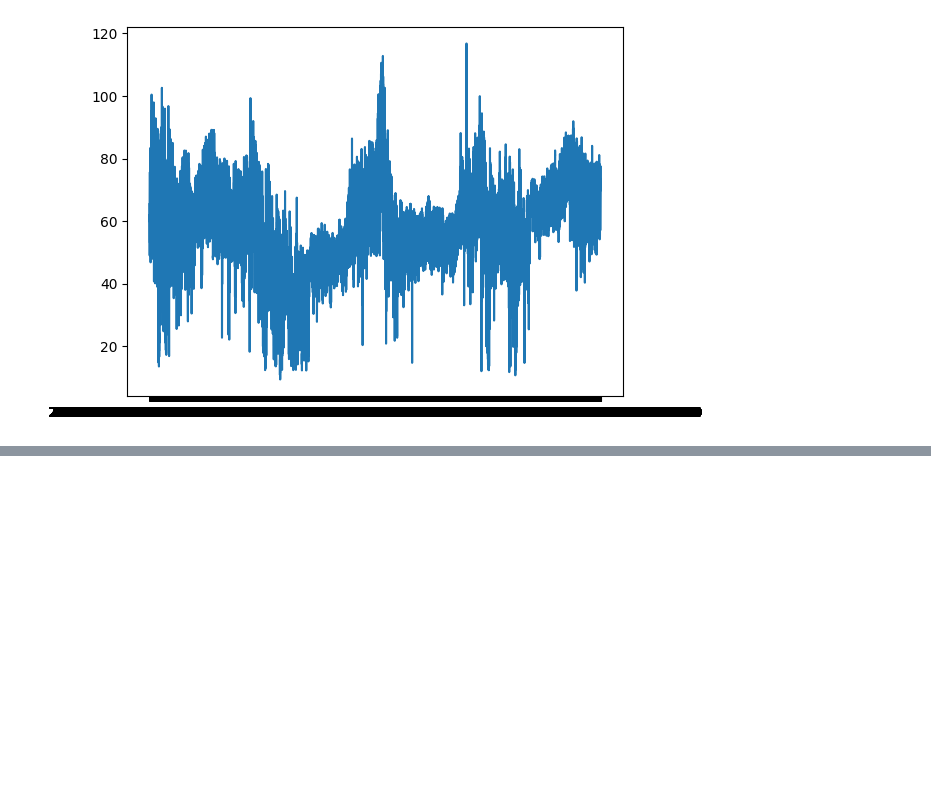
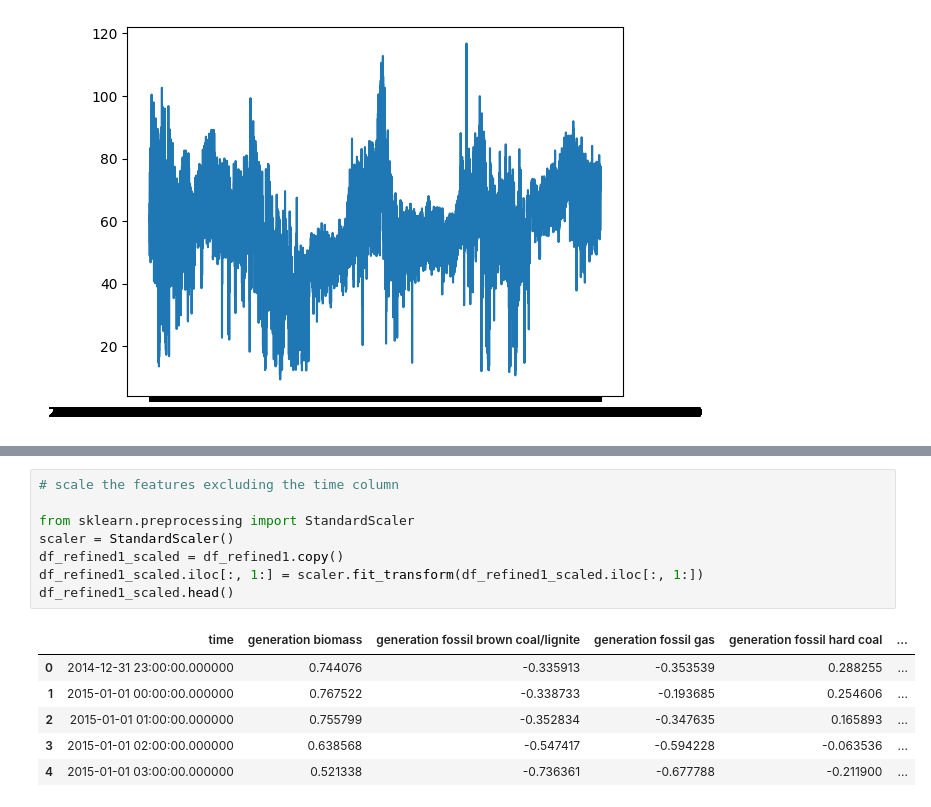
Before and after one commit to mahimanarang7/PythonProject1, a Jupyter notebook: power_consumption.ipynb, the cells around one changed output, grey strips where cells are left out. Saved outputs shown, nothing was run; the diff lists cells and outputs as text; blank space fills up the shorter version.

```diff
--- a/power_consumption.ipynb
+++ b/power_consumption.ipynb
@@ -152,0 +200,15 @@ plt.show()
+# %%
+# scale the features excluding the time column
+
+from sklearn.preprocessing import StandardScaler
+scaler = StandardScaler()
+df_refined1_scaled = df_refined1.copy()
+df_refined1_scaled.iloc[:, 1:] = scaler.fit_transform(df_refined1_scaled.iloc[:, 1:])
+df_refined1_scaled.head()
+# %% [output]
+|  | time | generation biomass | generation fossil brown coal/lignite | generation fossil gas | generation fossil hard coal | ... |
+| 0 | 2014-12-31 23:00:00.000000 | 0.744076 | -0.335913 | -0.353539 | 0.288255 | ... |
+| 1 | 2015-01-01 00:00:00.000000 | 0.767522 | -0.338733 | -0.193685 | 0.254606 | ... |
+| 2 | 2015-01-01 01:00:00.000000 | 0.755799 | -0.352834 | -0.347635 | 0.165893 | ... |
+| 3 | 2015-01-01 02:00:00.000000 | 0.638568 | -0.547417 | -0.594228 | -0.063536 | ... |
+| 4 | 2015-01-01 03:00:00.000000 | 0.521338 | -0.736361 | -0.677788 | -0.211900 | ... |
```
Also changed, not shown: parts of 7 cells of this notebook, 2 other files.
